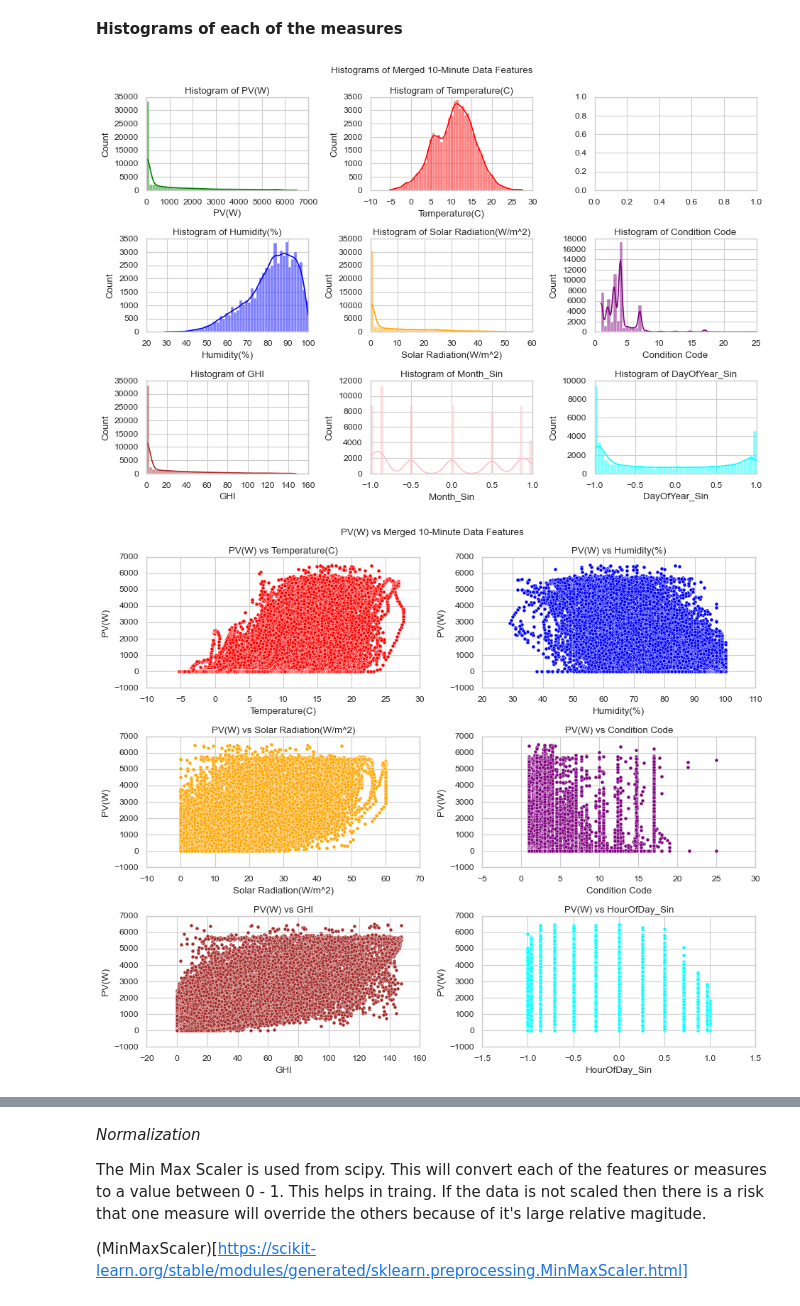
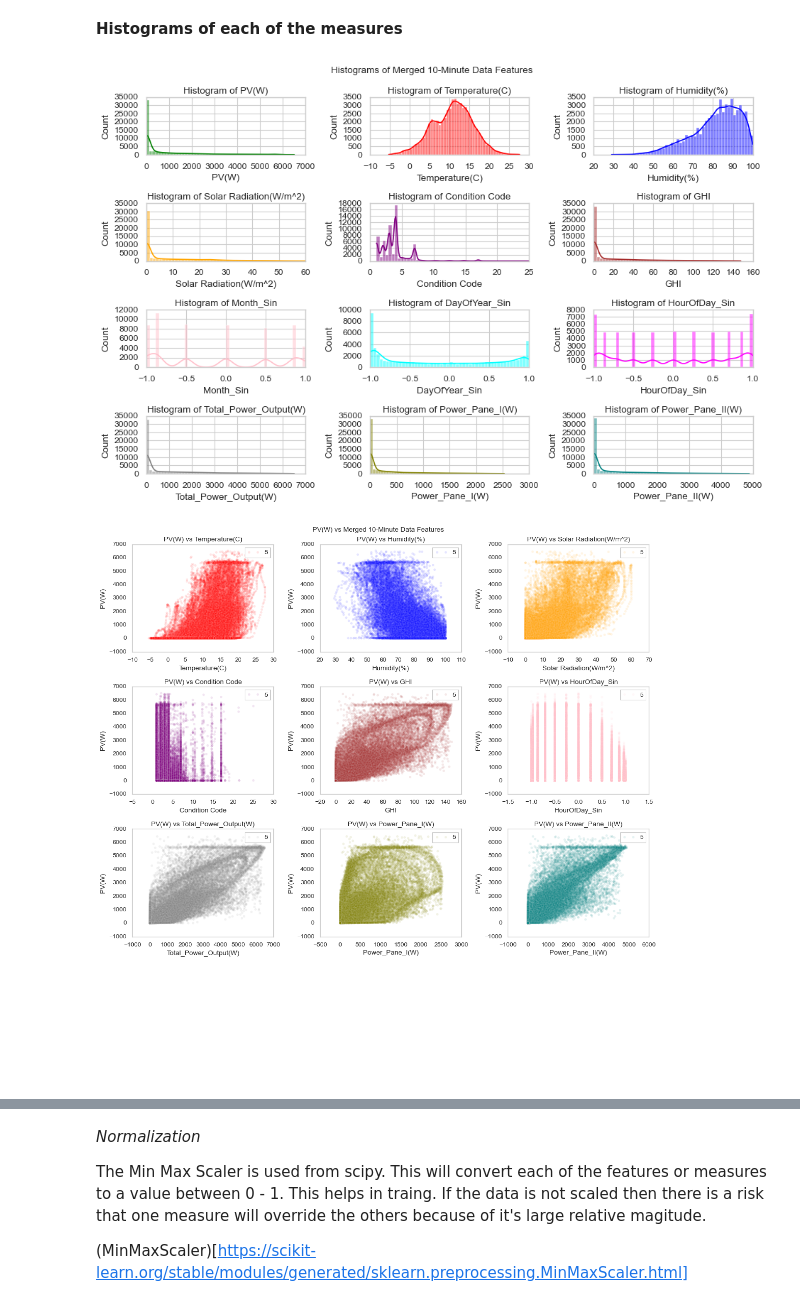
Before and after one commit to clydewatts1/PFDA-programming-for-data-analytics, a Jupyter notebook: big_project/big_project.ipynb, the cells around one changed output, grey strips where cells are left out. Saved outputs shown, nothing was run; the diff lists cells and outputs as text; code cells hidden in the pictures.

```diff
--- a/big_project/big_project.ipynb
+++ b/big_project/big_project.ipynb
@@ -1624,7 +1685,9 @@ df_merged_10min = pd.merge_asof(left = df_solar_10min,
                                 right = df_weather_10min, left_index=True, right_index=True, direction='nearest')
 print("Merged 10-minute DataFrame shape:", df_merged_10min.shape)
 # Now merge with copernicus solar data at 10 minute intervals
-df_copernicus_10min = df_copernicus_solar[['DateTime','GHI']].copy()
+
+copernicus_columns_needed = ['DateTime','GHI','Total_Power_Output(W)','Power_Pane_I(W)','Power_Pane_II(W)']
+df_copernicus_10min = df_copernicus_solar_enriched[copernicus_columns_needed].copy()
 df_copernicus_10min.set_index('DateTime', inplace=True)
 df_copernicus_10min.sort_index(inplace=True)
 df_merged_10min = pd.merge_asof(left = df_merged_10min,
@@ -1663,49 +1726,62 @@ Columns: ['DateTime', 'PV(W)', 'Temperature(C)', 'Humidity(%)', 'Solar Radiation
 __Histograms of each of the measures__
 # %%
 # histogram of of all the measures/features
-fig, ax = plt.subplots(3,3, figsize=(12,8))
+fig, ax = plt.subplots(4,3, figsize=(12,8))
 fig.suptitle('Histograms of Merged 10-Minute Data Features')
 sns.histplot(data=df_merged_10min, x='PV(W)', bins=50, kde=True, ax=ax[0,0], color='green')
 ax[0,0].set_title('Histogram of PV(W)')
 sns.histplot(data=df_merged_10min, x='Temperature(C)', bins=50, kde=True, ax=ax[0,1], color='red')
 ax[0,1].set_title('Histogram of Temperature(C)')
-sns.histplot(data=df_merged_10min, x='Humidity(%)', bins=50, kde=True, ax=ax[1,0], color='blue')
-ax[1,0].set_title('Histogram of Humidity(%)')
-sns.histplot(data=df_merged_10min, x='Solar Radiation(W/m^2)', bins=50, kde=True, ax=ax[1,1], color='orange')
-ax[1,1].set_title('Histogram of Solar Radiation(W/m^2)')
-sns.histplot(data=df_merged_10min, x='Condition Code', bins=50, kde=True, ax=ax[1,2], color='purple')
-ax[1,2].set_title('Histogram of Condition Code')
-sns.histplot(data=df_merged_10min, x='GHI', bins=50, kde=True, ax=ax[2,0], color='brown')
-ax[2,0].set_title('Histogram of GHI')
-sns.histplot(data=df_merged_10min, x='Month_Sin', bins=50, kde=True, ax=ax[2,1], color='pink')
-ax[2,1].set_title('Histogram of Month_Sin')
-sns.histplot(data=df_merged_10min, x='DayOfYear_Sin', bins=50, kde=True, ax=ax[2,2], color='cyan')
-ax[2,2].set_title('Histogram of DayOfYear_Sin')
+sns.histplot(data=df_merged_10min, x='Humidity(%)', bins=50, kde=True, ax=ax[0,2], color='blue')
+ax[0,2].set_title('Histogram of Humidity(%)')
+sns.histplot(data=df_merged_10min, x='Solar Radiation(W/m^2)', bins=50, kde=True, ax=ax[1,0], color='orange')
+ax[1,0].set_title('Histogram of Solar Radiation(W/m^2)')
+sns.histplot(data=df_merged_10min, x='Condition Code', bins=50, kde=True, ax=ax[1,1], color='purple')
+ax[1,1].set_title('Histogram of Condition Code')
+sns.histplot(data=df_merged_10min, x='GHI', bins=50, kde=True, ax=ax[1,2], color='brown')
+ax[1,2].set_title('Histogram of GHI')
+sns.histplot(data=df_merged_10min, x='Month_Sin', bins=50, kde=True, ax=ax[2,0], color='pink')
+ax[2,0].set_title('Histogram of Month_Sin')
+sns.histplot(data=df_merged_10min, x='DayOfYear_Sin', bins=50, kde=True, ax=ax[2,1], color='cyan')
+ax[2,1].set_title('Histogram of DayOfYear_Sin')
+sns.histplot(data=df_merged_10min, x='HourOfDay_Sin', bins=50, kde=True, ax=ax[2,2], color='magenta')
+ax[2,2].set_title('Histogram of HourOfDay_Sin')
+sns.histplot(data=df_merged_10min, x='Total_Power_Output(W)', bins=50, kde=True, ax=ax[3,0], color='gray')
+ax[3,0].set_title('Histogram of Total_Power_Output(W)')
+sns.histplot(data=df_merged_10min, x='Power_Pane_I(W)', bins=50, kde=True, ax=ax[3,1], color='olive')
+ax[3,1].set_title('Histogram of Power_Pane_I(W)')
+sns.histplot(data=df_merged_10min, x='Power_Pane_II(W)', bins=50, kde=True, ax=ax[3,2], color='teal')
+ax[3,2].set_title('Histogram of Power_Pane_II(W)')
+
+
 plt.tight_layout()
 plt.show()
 # %% [output]
-[figure, old version]
+[figure, new version]
 # %%
 # Do a pairplot to see relationships between features
 #sns.pairplot(df_merged_10min[['PV(W)', 'Temperature(C)', 'Humidity(%)', 'Solar Radiation(W/m^2)','Condition Code']])
 #plt.suptitle('Pairplot of Merged 10-Minute Data Features', y=1.02)
 #plt.show()
 # Plot the target variable PV(W) against each feature
-fig, ax = plt.subplots(3,2, figsize=(12,10))
+fig, ax = plt.subplots(4,3, figsize=(14,14))
 fig.suptitle('PV(W) vs Merged 10-Minute Data Features')
-sns.scatterplot(data=df_merged_10min, x='Temperature(C)', y='PV(W)', ax=ax[0,0], color='red')
-ax[0,0].set_title('PV(W) vs Temperature(C)')
-sns.scatterplot(data=df_merged_10min, x='Humidity(%)', y='PV(W)', ax=ax[0,1], color='blue')
-ax[0,1].set_title('PV(W) vs Humidity(%)')
-sns.scatterplot(data=df_merged_10min, x='Solar Radiation(W/m^2)', y='PV(W)', ax=ax[1,0], color='orange')
-ax[1,0].set_title('PV(W) vs Solar Radiation(W/m^2)')
-sns.scatterplot(data=df_merged_10min, x='Condition Code', y='PV(W)', ax=ax[1,1], color='purple')
-ax[1,1].set_title('PV(W) vs Condition Code')
-sns.scatterplot(data=df_merged_10min, x='GHI', y='PV(W)', ax=ax[2,0], color='brown')
-ax[2,0].set_title('PV(W) vs GHI')
-sns.scatterplot(data=df_merged_10min, x='HourOfDay_Sin', y='PV(W)', ax=ax[2,1], color='cyan')
-ax[2,1].set_title('PV(W) vs HourOfDay_Sin')
+# columns for x axis
+columns_x = ['Temperature(C)', 'Humidity(%)', 'Solar Radiation(W/m^2)', 'Condition Code',
+              'GHI', 'HourOfDay_Sin', 'Total_Power_Output(W)', 'Power_Pane_I(W)', 'Power_Pane_II(W)']
+column_x_colours = ['red', 'blue', 'orange', 'purple', 'brown', 'pink', 'gray', 'olive', 'teal']
+# plot each in a scatter plot
+j = 0
+for axi in ax.flatten():
+    axi.grid(False)
+    if j < len(columns_x):
+        sns.scatterplot(data=df_merged_10min, x=columns_x[j], y='PV(W)', ax=axi, size=5, alpha=0.1, color=column_x_colours[j])
+        axi.set_title(f'PV(W) vs {columns_x[j]}')
+    else:
+        axi.axis('off')
+    j += 1
+
 plt.tight_layout()
 plt.show()
 # %% [output]
-[figure, old version]
+[figure, new version]
```
Also changed, not shown: parts of 21 cells of this notebook, 3 other files.
